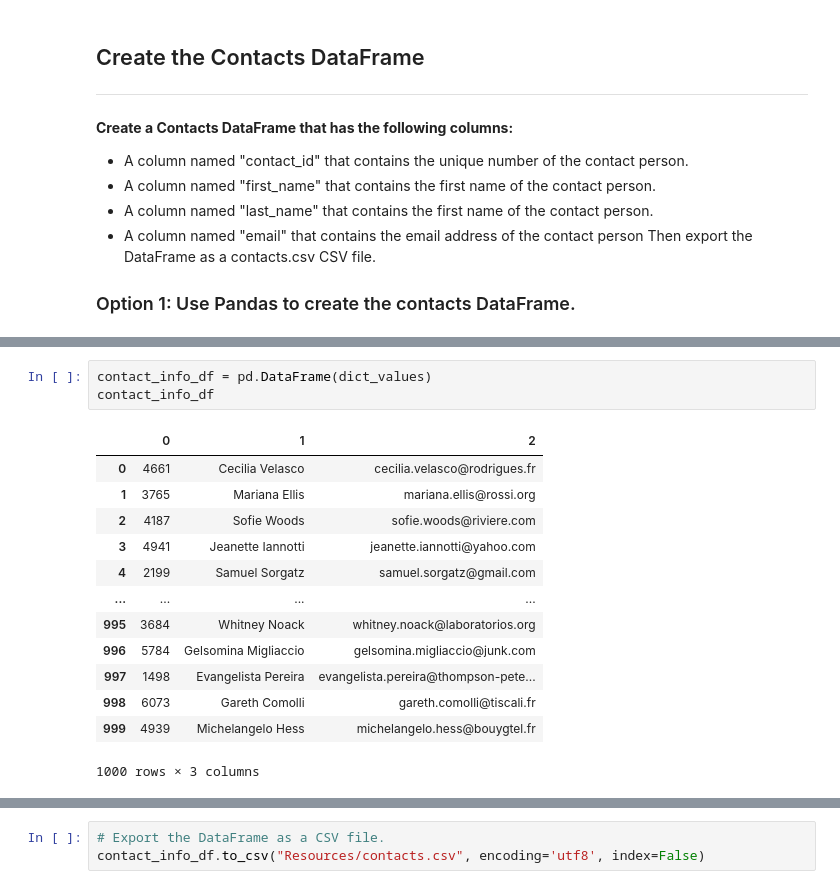
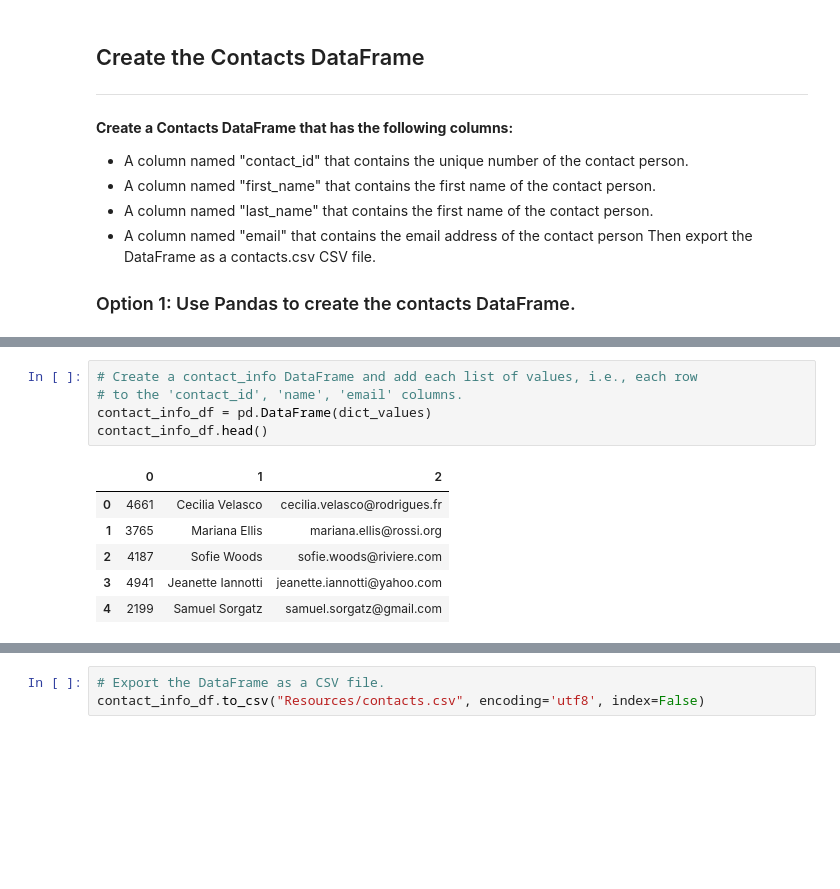
Before and after one commit to termehmohebbie/Crowdfunding-ETL, a Jupyter notebook: ETL_Mini_Project_TMohebbie.ipynb, the cells around one changed output, grey strips where cells are left out. Drawn from its saved outputs; the diff is of its cells as text; blank space fills up the shorter version.

```diff
--- a/ETL_Mini_Project_TMohebbie.ipynb
+++ b/ETL_Mini_Project_TMohebbie.ipynb
@@ -358,19 +327,14 @@ dict_values
-# %%
-contact_info_df = pd.DataFrame(dict_values)
-contact_info_df
-# %% [output]
-|  | 0 | 1 | 2 |
-| 0 | 4661 | Cecilia Velasco | cecilia.velasco@rodrigues.fr |
-| 1 | 3765 | Mariana Ellis | mariana.ellis@rossi.org |
-| 2 | 4187 | Sofie Woods | sofie.woods@riviere.com |
-| 3 | 4941 | Jeanette Iannotti | jeanette.iannotti@yahoo.com |
-| 4 | 2199 | Samuel Sorgatz | samuel.sorgatz@gmail.com |
-| ... | ... | ... | ... |
-| 995 | 3684 | Whitney Noack | whitney.noack@laboratorios.org |
-| 996 | 5784 | Gelsomina Migliaccio | gelsomina.migliaccio@junk.com |
-| 997 | 1498 | Evangelista Pereira | evangelista.pereira@thompson-pete... |
-| 998 | 6073 | Gareth Comolli | gareth.comolli@tiscali.fr |
-| 999 | 4939 | Michelangelo Hess | michelangelo.hess@bouygtel.fr |
-1000 rows × 3 columns
+# %%
+# Create a contact_info DataFrame and add each list of values, i.e., each row
+# to the 'contact_id', 'name', 'email' columns.
+contact_info_df = pd.DataFrame(dict_values)
+contact_info_df.head()
+# %% [output]
+|  | 0 | 1 | 2 |
+| 0 | 4661 | Cecilia Velasco | cecilia.velasco@rodrigues.fr |
+| 1 | 3765 | Mariana Ellis | mariana.ellis@rossi.org |
+| 2 | 4187 | Sofie Woods | sofie.woods@riviere.com |
+| 3 | 4941 | Jeanette Iannotti | jeanette.iannotti@yahoo.com |
+| 4 | 2199 | Samuel Sorgatz | samuel.sorgatz@gmail.com |
 # %%
 contact_info_df = contact_info_df.rename(columns={0:'contact_id', 1:'name', 2:'email'})
```
Also changed, not shown: parts of 23 cells of this notebook.
